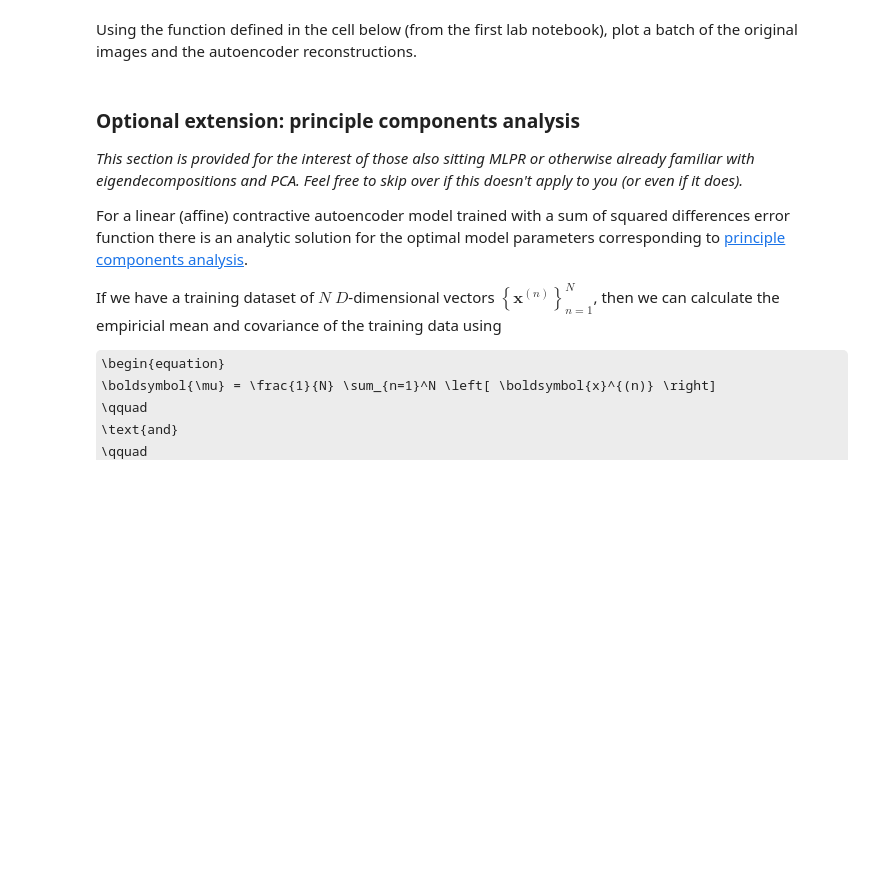
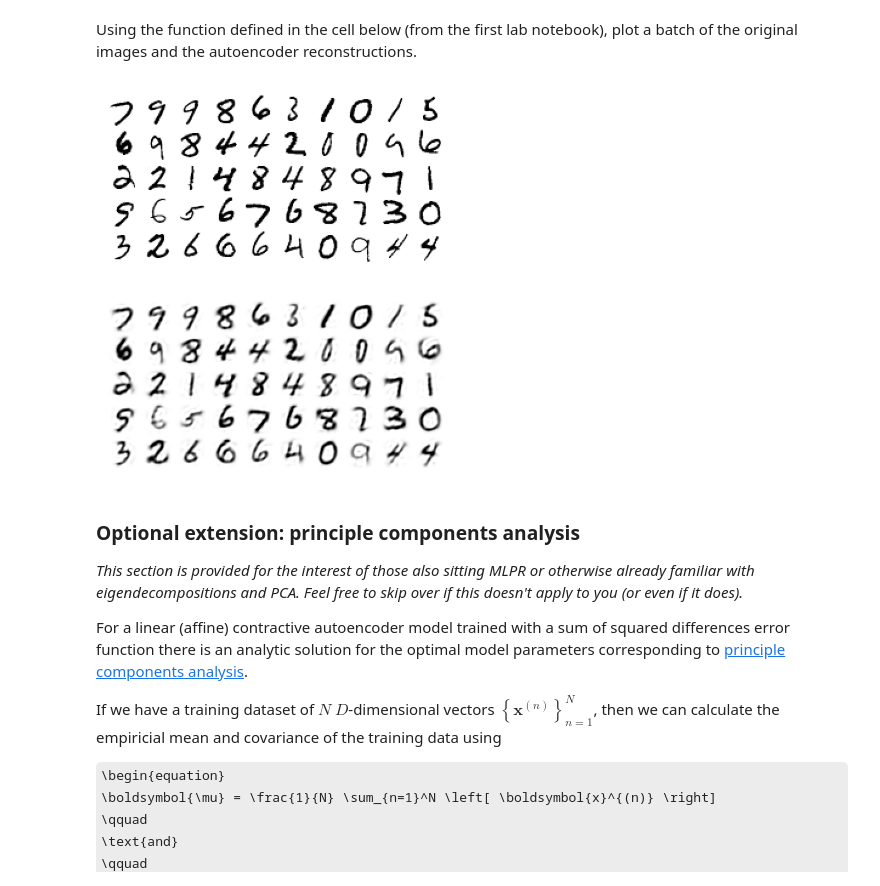
Before and after one commit to xiangyueerli/mlpractical, a Jupyter notebook: notebooks/07_Autoencoders.ipynb, the cells around one changed output. Saved outputs shown, nothing was run; the diff lists cells and outputs as text; code cells hidden in the pictures; some formulas as TeX source; blank space fills up the shorter version.

```diff
--- a/notebooks/07_Autoencoders.ipynb
+++ b/notebooks/07_Autoencoders.ipynb
@@ -57,3 +115,11 @@ def show_batch_of_images(img_batch, fig_size=(3, 3), num_rows=None):
+# %%
+inputs, targets = valid_data.next()
+recons = model.fprop(inputs)[-1]
+_ = show_batch_of_images(inputs.reshape((-1, 28, 28)), (4, 2), 5)
+_ = show_batch_of_images(recons.reshape((-1, 28, 28)), (4, 2), 5)
+# %% [output]
+[figure, added]
+[figure, added]
 # %% [markdown]
 ### Optional extension: principle components analysis
 
```
Also changed, not shown: parts of 24 cells of this notebook.
